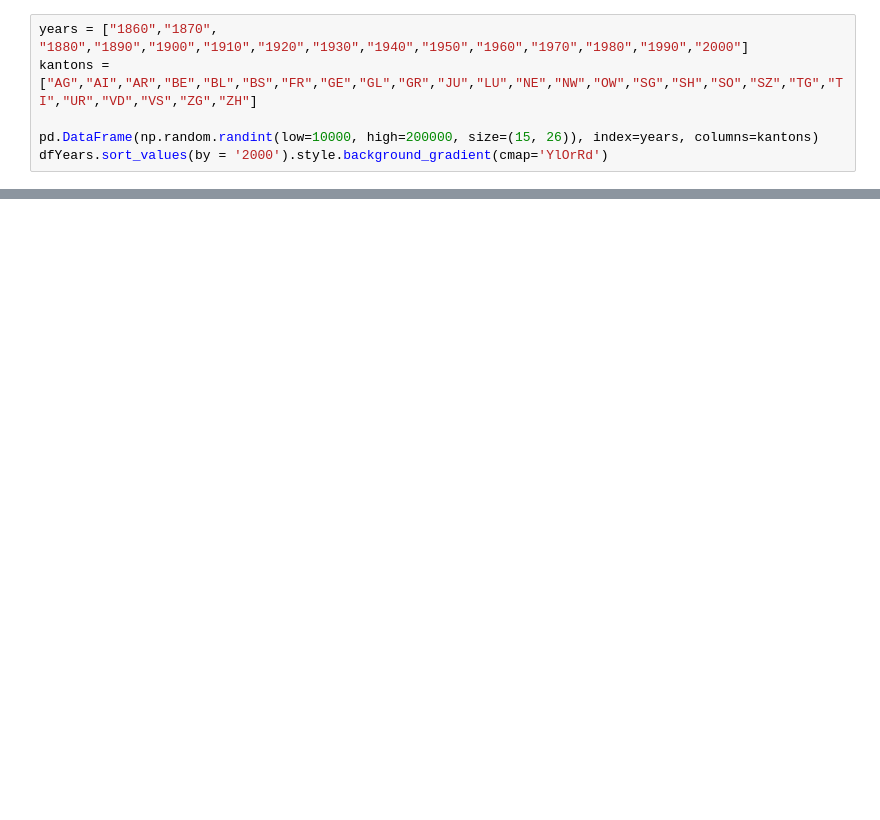
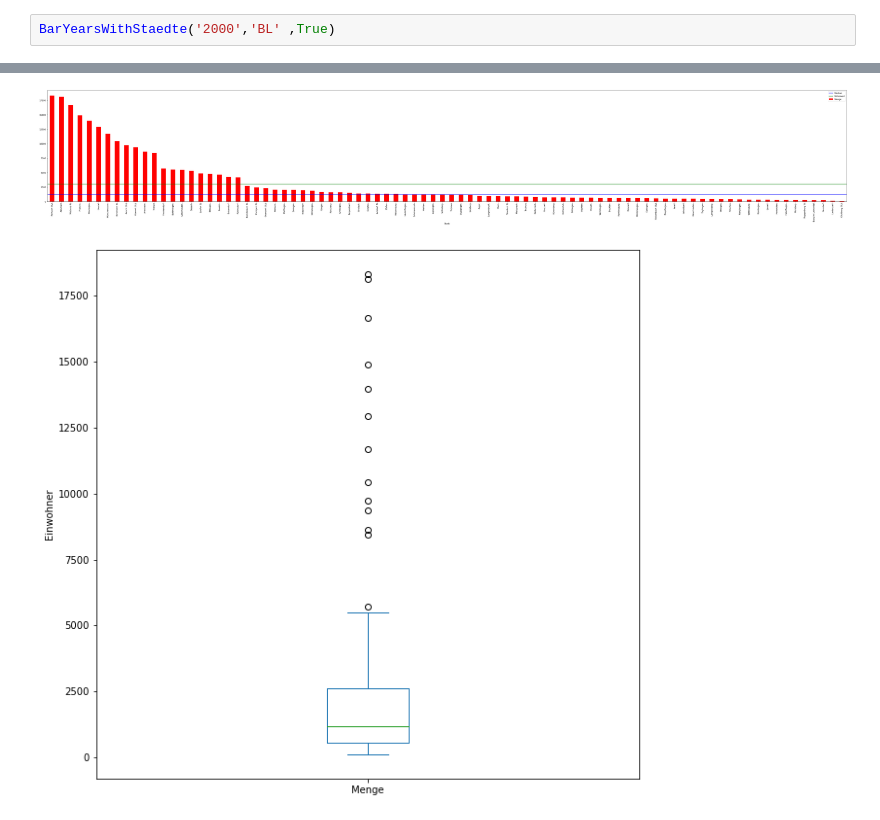
Before and after one commit to christiangemesi/datastory, a Jupyter notebook: christian_gemesi_befoelkerungsanalyse_schweiz/data/DataStory_DescriptiveStats.ipynb, the cells around one changed output, grey strips where cells are left out. Cells and saved outputs as stored; diff of their text form; blank space fills up the shorter version.

```diff
--- a/christian_gemesi_befoelkerungsanalyse_schweiz/data/DataStory_DescriptiveStats.ipynb
+++ b/christian_gemesi_befoelkerungsanalyse_schweiz/data/DataStory_DescriptiveStats.ipynb
@@ -17,7 +230,3 @@ for i in years:
 # %%
-years = ["1860","1870", "1880","1890","1900","1910","1920","1930","1940","1950","1960","1970","1980","1990","2000"]
-kantons = ["AG","AI","AR","BE","BL","BS","FR","GE","GL","GR","JU","LU","NE","NW","OW","SG","SH","SO","SZ","TG","TI","UR","VD","VS","ZG","ZH"]
-
-pd.DataFrame(np.random.randint(low=10000, high=200000, size=(15, 26)), index=years, columns=kantons)
-dfYears.sort_values(by = '2000').style.background_gradient(cmap='YlOrRd')
+BarYearsWithStaedte('2000','BL' ,True)
 # %% [output]
@@ -40,0 +233,2 @@ dfYears.sort_values(by = '2000').style.background_gradient(cmap='YlOrRd')
+[figure, added]
+[figure, added]
```
Also changed, not shown: parts of 11 cells of this notebook, 2 other files.
